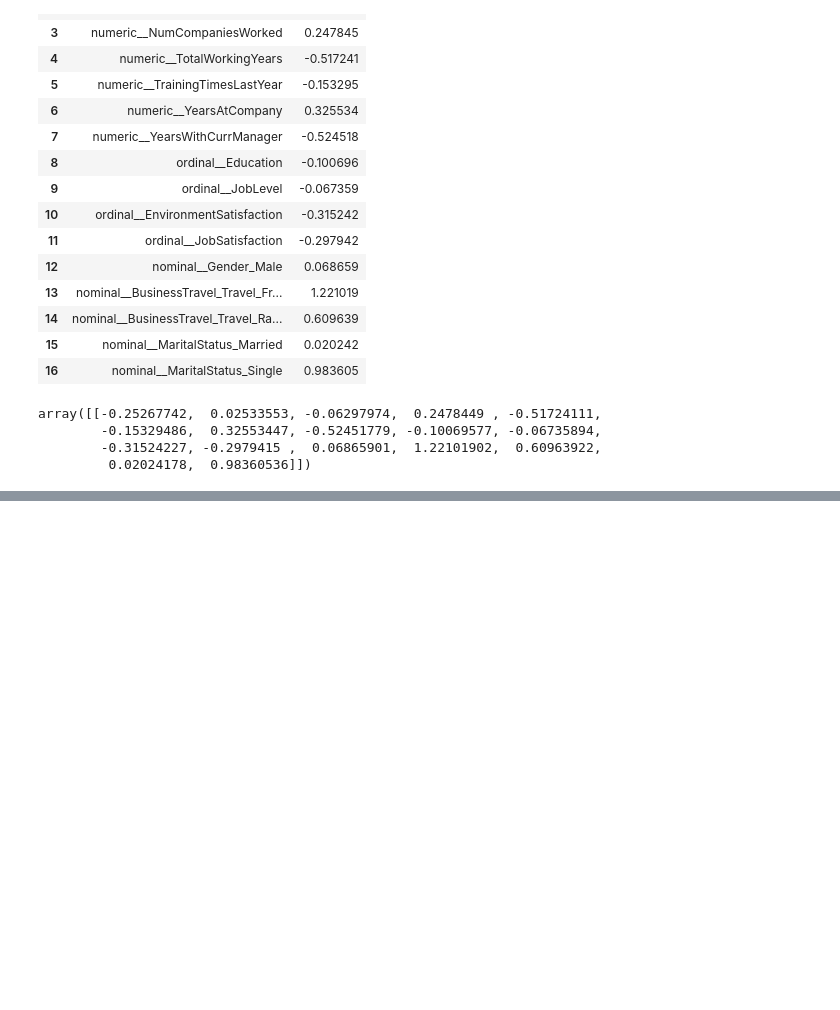
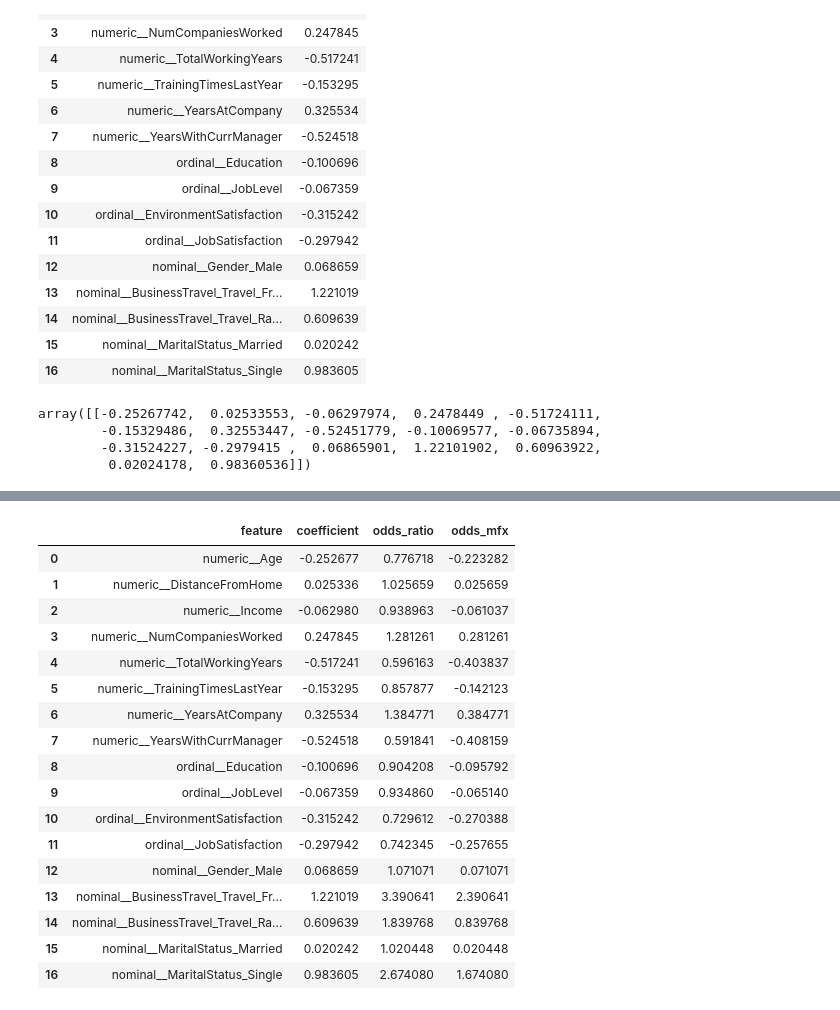
Before and after one commit to jtmcginley123/machinelearningii, a Jupyter notebook: Jackie/jackie_script.ipynb, the cells around one changed output, grey strips where cells are left out. Cells and saved outputs as stored; diff of their text form; code cells hidden in the pictures; blank space fills up the shorter version.

```diff
--- a/Jackie/jackie_script.ipynb
+++ b/Jackie/jackie_script.ipynb
@@ -427,12 +521,12 @@ weighted avg       0.83      0.85      0.80      1323
 # %% [markdown]
 #### Inspect Coefficients
 # %%
-coefficients = pd.DataFrame({
+coefficients_downsample = pd.DataFrame({
     "feature": X_test_processed_df.columns,
     "coefficient": log_reg_downsample.coef_[0]
 })
 
-coefficients
+coefficients_downsample
 # %% [output]
 |  | feature | coefficient |
 | 0 | numeric__Age | -0.252677 |
@@ -461,0 +564,3 @@ array([[-0.25267742,  0.02533553, -0.06297974,  0.2478449 , -0.51724111,
+# %%
+coefficients_downsample["odds_ratio"] = np.exp(coefficients_downsample["coefficient"])
+coefficients_downsample
@@ -461,0 +586,22 @@ array([[-0.25267742,  0.02533553, -0.06297974,  0.2478449 , -0.51724111,
+# %%
+coefficients_downsample['odds_mfx'] = coefficients_downsample['odds_ratio'] - 1
+coefficients_downsample
+# %% [output]
+|  | feature | coefficient | odds_ratio | odds_mfx |
+| 0 | numeric__Age | -0.252677 | 0.776718 | -0.223282 |
+| 1 | numeric__DistanceFromHome | 0.025336 | 1.025659 | 0.025659 |
+| 2 | numeric__Income | -0.062980 | 0.938963 | -0.061037 |
+| 3 | numeric__NumCompaniesWorked | 0.247845 | 1.281261 | 0.281261 |
+| 4 | numeric__TotalWorkingYears | -0.517241 | 0.596163 | -0.403837 |
+| 5 | numeric__TrainingTimesLastYear | -0.153295 | 0.857877 | -0.142123 |
+| 6 | numeric__YearsAtCompany | 0.325534 | 1.384771 | 0.384771 |
+| 7 | numeric__YearsWithCurrManager | -0.524518 | 0.591841 | -0.408159 |
+| 8 | ordinal__Education | -0.100696 | 0.904208 | -0.095792 |
+| 9 | ordinal__JobLevel | -0.067359 | 0.934860 | -0.065140 |
+| 10 | ordinal__EnvironmentSatisfaction | -0.315242 | 0.729612 | -0.270388 |
+| 11 | ordinal__JobSatisfaction | -0.297942 | 0.742345 | -0.257655 |
+| 12 | nominal__Gender_Male | 0.068659 | 1.071071 | 0.071071 |
+| 13 | nominal__BusinessTravel_Travel_Fr... | 1.221019 | 3.390641 | 2.390641 |
+| 14 | nominal__BusinessTravel_Travel_Ra... | 0.609639 | 1.839768 | 0.839768 |
+| 15 | nominal__MaritalStatus_Married | 0.020242 | 1.020448 | 0.020448 |
+| 16 | nominal__MaritalStatus_Single | 0.983605 | 2.674080 | 1.674080 |
```
Also changed, not shown: parts of 24 cells of this notebook, 1 other file.
